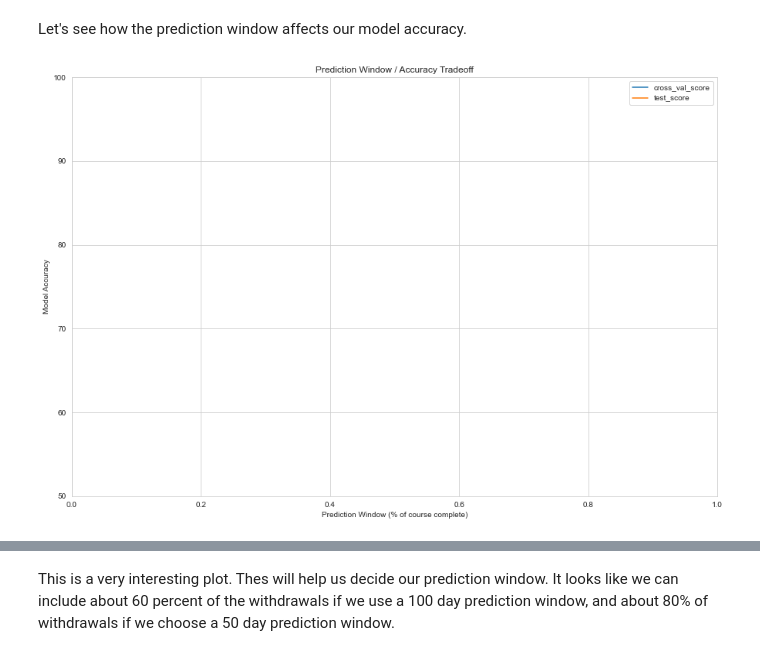
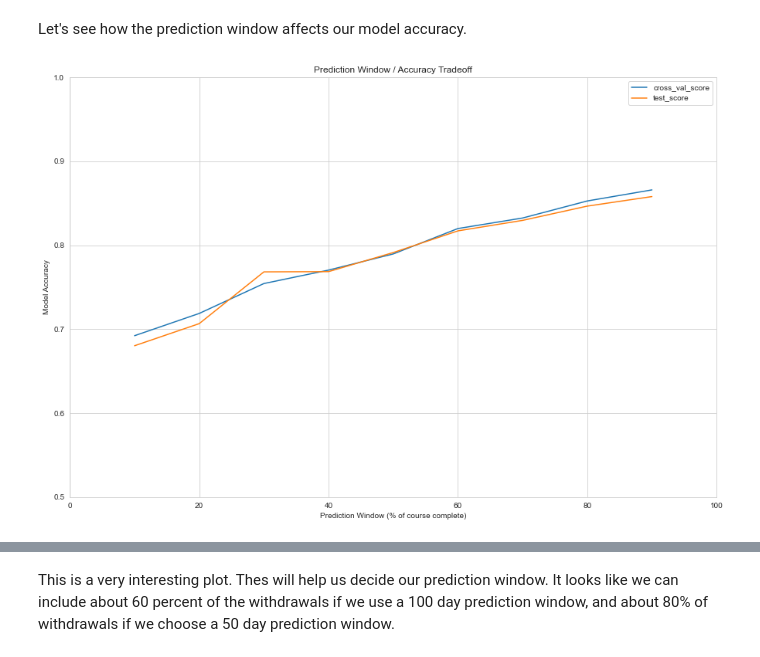
Before and after one commit to Caellwyn/ou_student_predictions, a Jupyter notebook: notebooks/OU_eda.ipynb, the cells around one changed output, grey strips where cells are left out. Drawn from its saved outputs; the diff is of its cells as text; code cells hidden in the pictures.

```diff
--- a/notebooks/OU_eda.ipynb
+++ b/notebooks/OU_eda.ipynb
@@ -128,37 +128,37 @@ for window in range(1,10,1):
     window_df = load_OU_data(prediction_window=window/10)
     window_df.drop(columns = ['id_student','code_presentation','region','highest_education', \
                        'imd_band','gender','age_band','disability','studied_credits',
                        'module_presentation_length','date_registration'], inplace = True)
     X = window_df.drop('final_result', axis=1)
     y = window_df['final_result']
 
     y = np.array(['No Intervention' if w in ['Pass','Distinction'] \
                   else 'Needs Intervention' for w in y])
 
     cv = KFold(shuffle=True, random_state=111)
 
     X_train, X_test, y_train, y_test = train_test_split(X,y, random_state = 111, test_size=.2)
 
     #the cross validator processes data as it's validating, but we want a set for final evaluation, too.
     X_train_transformed, y_train_transformed, X_test_transformed = process_courses(X_train, y_train, X_test)
 
     scores = course_cross_validate(model, X_train, y_train, cv=cv, scoring='accuracy', random_state=111)
 
     best_val_score = np.mean(scores)
     model.fit(X_train_transformed, y_train_transformed)
     y_pred = model.predict(X_test_transformed)
     test_score = accuracy_score(y_test, y_pred)
-    window_scores.loc[window, 'cross_val_score'] = best_val_score
-    window_scores.loc[window, 'test_score'] = test_score
+    window_scores.loc[window*10, 'cross_val_score'] = best_val_score
+    window_scores.loc[window*10, 'test_score'] = test_score
 
-window_scores.plot(ylim = (50,100), xlim = (0,1),
+window_scores.plot(ylim = (.5,1), xlim = (0,100),
                    xlabel = 'Prediction Window (% of course complete)',
                   ylabel = 'Model Accuracy',
                   figsize = (15,10),
                   title = 'Prediction Window / Accuracy Tradeoff')
 plt.savefig('../figures/window_accuracy_tradoff', dpi=250)
 # %% [output]
-[figure, old version]
+[figure, new version]
 # %%
 sns.kdeplot(data=regs[regs.final_result == 'Withdrawn'], x='date_unregistration',
             clip = (0,275), cumulative = True).set_title('Distribution of Withdrawal Dates')
```
Also changed, not shown: parts of 1 cell of this notebook, 7 other files.
